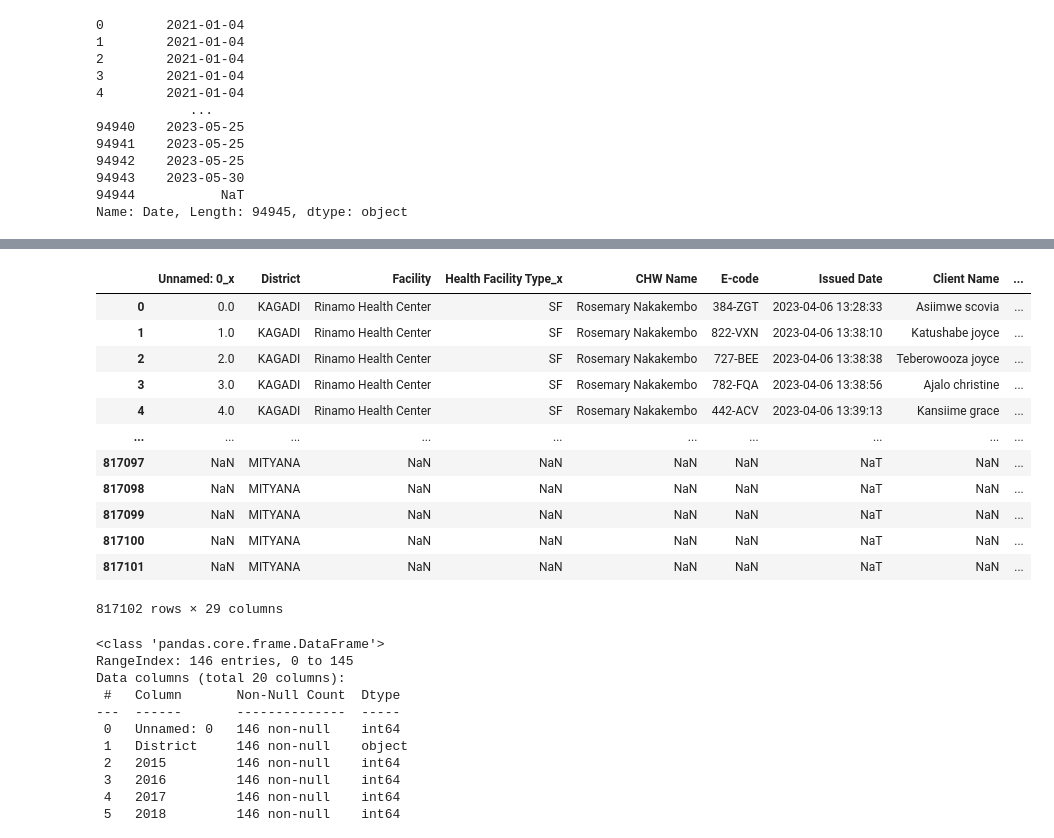
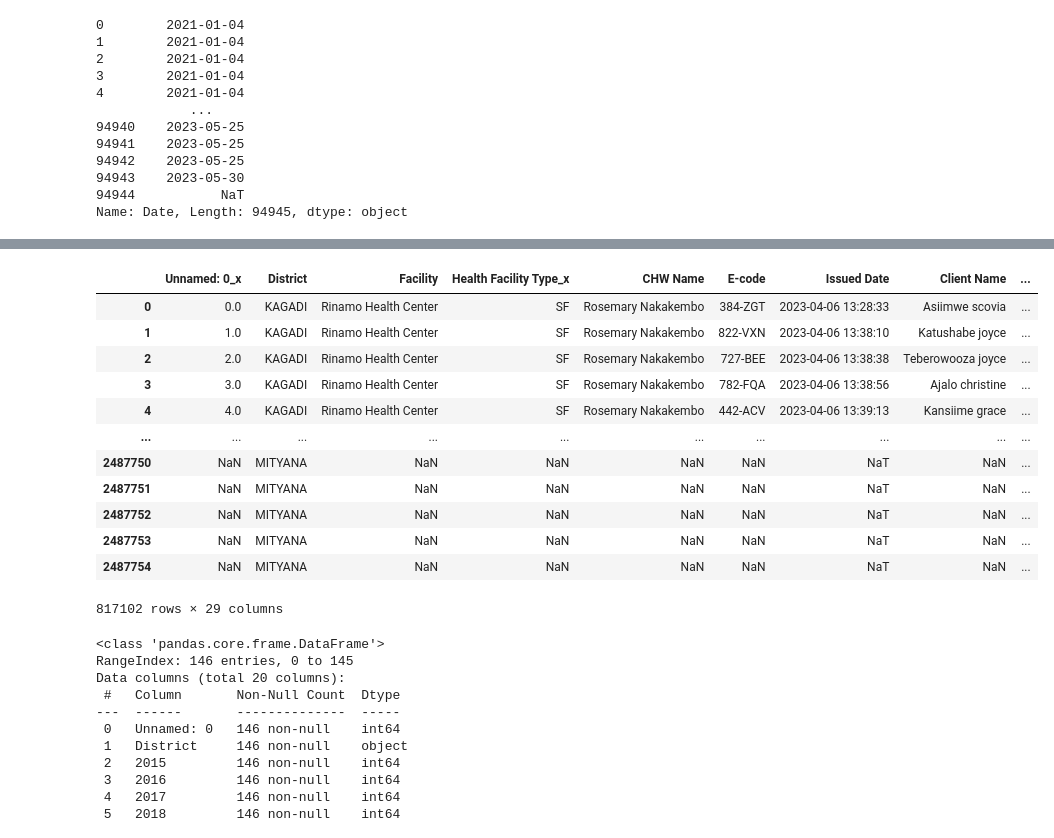
Before and after one commit to KD2029/Data_Analytics_Report-, a Jupyter notebook: code/Untitled.ipynb, the cells around one changed output, grey strips where cells are left out. Saved outputs shown, nothing was run; the diff lists cells and outputs as text; code cells hidden in the pictures.

```diff
--- a/code/Untitled.ipynb
+++ b/code/Untitled.ipynb
@@ -68,7 +68,7 @@ text
 146 rows × 18 columns
 # %%
 import pandas as pd
-df7 = pd.read_excel('Data_2/Merger/SMS_DATA.xlsx')
+df7 = pd.read_excel('Data/Merger/SMS_DATA.xlsx')
 df7.rename(columns = {'Report Date':'Date'}, inplace = True)
 df7["Date"] = pd.to_datetime(df7["Date"], format='mixed')
 df7['Date'] = df7['Date'].dt.date
@@ -88,7 +88,7 @@ df7['Date']
 Name: Date, Length: 94945, dtype: object
 # %%
 import pandas as pd
-df6 = pd.read_excel('Data_2/Merger/SERVICE_REPORT.xlsx')
+df6 = pd.read_excel('Data/Merger/SERVICE_REPORT.xlsx')
 df6.rename(columns = {'Service Date':'Date'}, inplace = True)
 df6["Date"] = pd.to_datetime(df6["Date"], format='mixed')
 df6['Date'] = df6['Date'].dt.date
@@ -109,28 +109,28 @@ Name: Date, Length: 70137, dtype: object
 # %%
 import pandas as pd
-df8 = pd.read_excel('Data_2/Merger/UGA_Dist_Pop.xlsx')
+df8 = pd.read_excel('Data/Merger/UGA_Dist_Pop.xlsx')
 
 #Add a new column in each data frame indicating which report it comes from
 df6['Source'] = 'SERVICE_REPORT'
 df7['Source'] = 'SMS_DATA'
 df8['Source'] = 'UGA_Dist_Pop'
 
 # Concatenate the DataFrames into one and then stack them vertically
 combined_df = df6.merge(df7, on=['Date', 'District'], how='outer')
 combined_df
 # %% [output]
 |  | Unnamed: 0_x | District | Facility | Health Facility Type_x | CHW Name | E-code | Issued Date | Client Name | ... |
 | 0 | 0.0 | KAGADI | Rinamo Health Center | SF | Rosemary Nakakembo | 384-ZGT | 2023-04-06 13:28:33 | Asiimwe scovia | ... |
 | 1 | 1.0 | KAGADI | Rinamo Health Center | SF | Rosemary Nakakembo | 822-VXN | 2023-04-06 13:38:10 | Katushabe joyce | ... |
 | 2 | 2.0 | KAGADI | Rinamo Health Center | SF | Rosemary Nakakembo | 727-BEE | 2023-04-06 13:38:38 | Teberowooza joyce | ... |
 | 3 | 3.0 | KAGADI | Rinamo Health Center | SF | Rosemary Nakakembo | 782-FQA | 2023-04-06 13:38:56 | Ajalo christine | ... |
 | 4 | 4.0 | KAGADI | Rinamo Health Center | SF | Rosemary Nakakembo | 442-ACV | 2023-04-06 13:39:13 | Kansiime grace | ... |
 | ... | ... | ... | ... | ... | ... | ... | ... | ... | ... |
-| 817097 | NaN | MITYANA | NaN | NaN | NaN | NaN | NaT | NaN | ... |
-| 817098 | NaN | MITYANA | NaN | NaN | NaN | NaN | NaT | NaN | ... |
-| 817099 | NaN | MITYANA | NaN | NaN | NaN | NaN | NaT | NaN | ... |
-| 817100 | NaN | MITYANA | NaN | NaN | NaN | NaN | NaT | NaN | ... |
-| 817101 | NaN | MITYANA | NaN | NaN | NaN | NaN | NaT | NaN | ... |
+| 2487750 | NaN | MITYANA | NaN | NaN | NaN | NaN | NaT | NaN | ... |
+| 2487751 | NaN | MITYANA | NaN | NaN | NaN | NaN | NaT | NaN | ... |
+| 2487752 | NaN | MITYANA | NaN | NaN | NaN | NaN | NaT | NaN | ... |
+| 2487753 | NaN | MITYANA | NaN | NaN | NaN | NaN | NaT | NaN | ... |
+| 2487754 | NaN | MITYANA | NaN | NaN | NaN | NaN | NaT | NaN | ... |
 817102 rows × 29 columns
 # %%
 combined_df.info()
```
Also changed, not shown: parts of 13 cells of this notebook.
